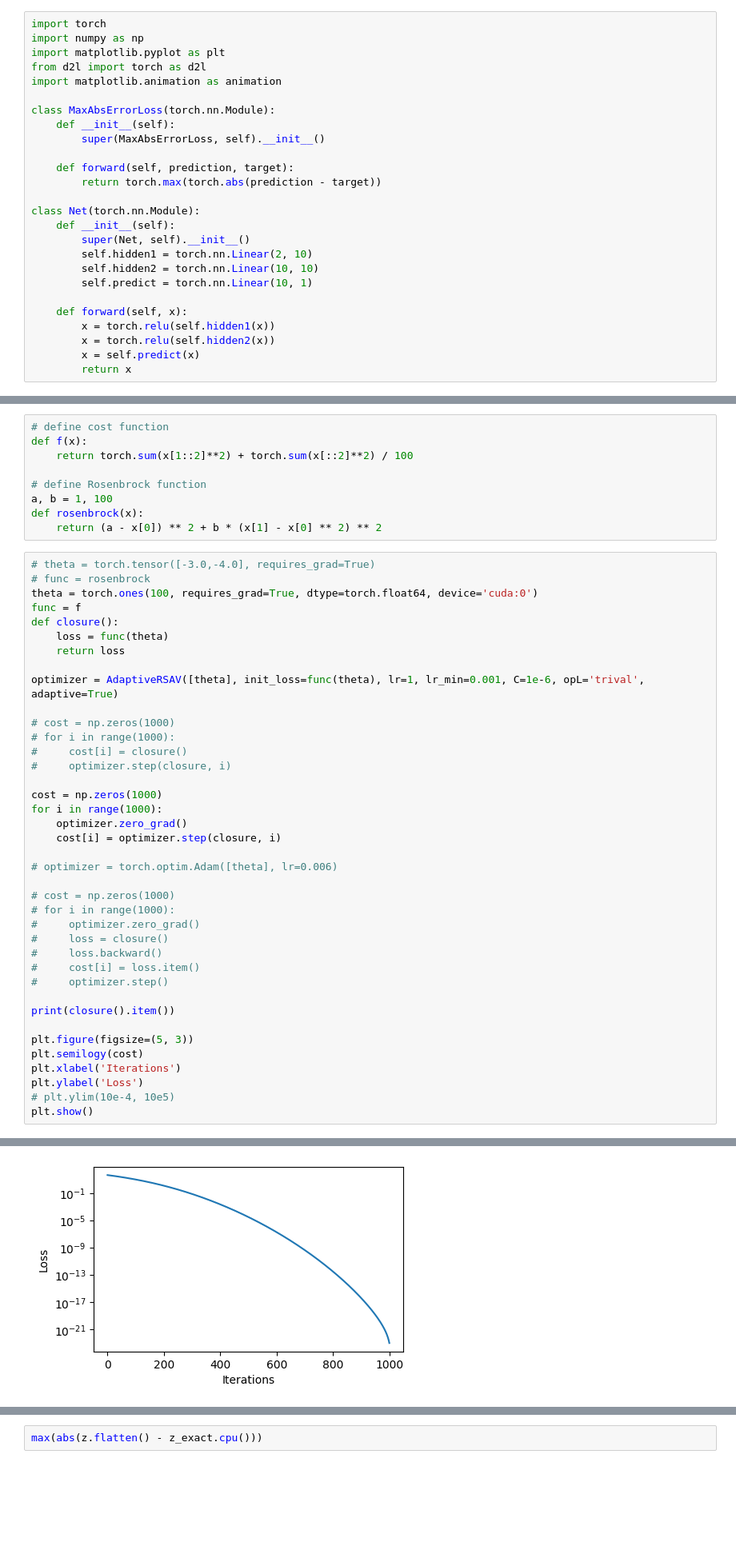
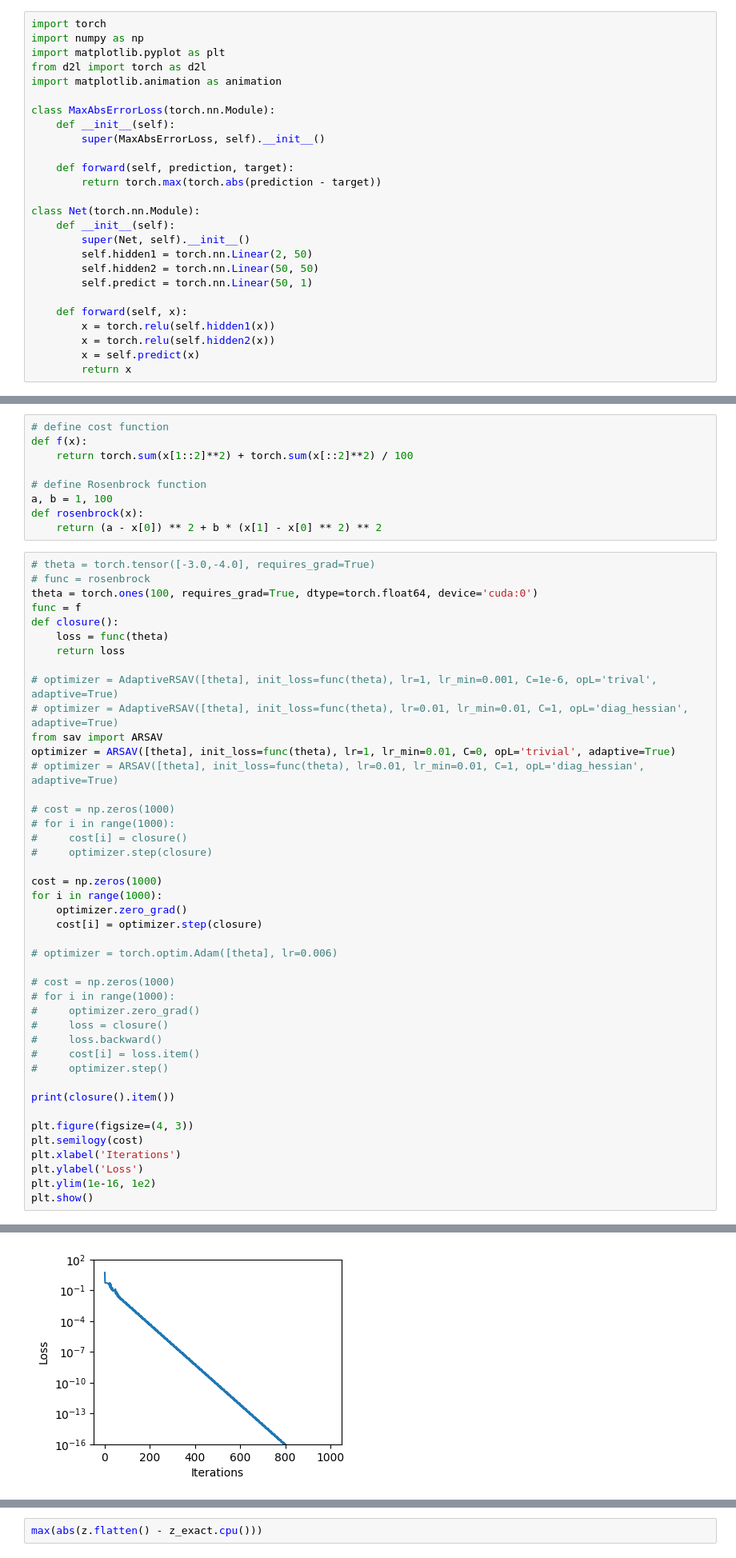
Before and after one commit to mxweng/specnn4pde, a Jupyter notebook: dev/optim.ipynb, the cells around one changed output, grey strips where cells are left out. Shown at 80% size. Saved outputs shown, nothing was run; the diff lists cells and outputs as text; blank space fills up the shorter version.

```diff
--- a/dev/optim.ipynb
+++ b/dev/optim.ipynb
@@ -123,9 +123,9 @@ class MaxAbsErrorLoss(torch.nn.Module):
 class Net(torch.nn.Module):
     def __init__(self):
         super(Net, self).__init__()
-        self.hidden1 = torch.nn.Linear(2, 10)
-        self.hidden2 = torch.nn.Linear(10, 10)
-        self.predict = torch.nn.Linear(10, 1)
+        self.hidden1 = torch.nn.Linear(2, 50)
+        self.hidden2 = torch.nn.Linear(50, 50)
+        self.predict = torch.nn.Linear(50, 1)
 
     def forward(self, x):
         x = torch.relu(self.hidden1(x))
@@ -277,17 +383,21 @@ def closure():
     loss = func(theta)
     return loss
 
-optimizer = AdaptiveRSAV([theta], init_loss=func(theta), lr=1, lr_min=0.001, C=1e-6, opL='trival', adaptive=True)
+# optimizer = AdaptiveRSAV([theta], init_loss=func(theta), lr=1, lr_min=0.001, C=1e-6, opL='trival', adaptive=True)
+# optimizer = AdaptiveRSAV([theta], init_loss=func(theta), lr=0.01, lr_min=0.01, C=1, opL='diag_hessian', adaptive=True)
+from sav import ARSAV
+optimizer = ARSAV([theta], init_loss=func(theta), lr=1, lr_min=0.01, C=0, opL='trivial', adaptive=True)
+# optimizer = ARSAV([theta], init_loss=func(theta), lr=0.01, lr_min=0.01, C=1, opL='diag_hessian', adaptive=True)
 
 # cost = np.zeros(1000)
 # for i in range(1000):
 #     cost[i] = closure()
-#     optimizer.step(closure, i)
+#     optimizer.step(closure)
 
 cost = np.zeros(1000)
 for i in range(1000):
     optimizer.zero_grad()
-    cost[i] = optimizer.step(closure, i)
+    cost[i] = optimizer.step(closure)
 
 # optimizer = torch.optim.Adam([theta], lr=0.006)
 
@@ -301,10 +411,10 @@ for i in range(1000):
 
 print(closure().item())
 
-plt.figure(figsize=(5, 3))
+plt.figure(figsize=(4, 3))
 plt.semilogy(cost)
 plt.xlabel('Iterations')
 plt.ylabel('Loss')
-# plt.ylim(10e-4, 10e5)
+plt.ylim(1e-16, 1e2)
 plt.show()
 # %% [output]
@@ -312,4 +422,4 @@ plt.show()
-[figure, old version]
+[figure, new version]
 # %%
 from adam_rsav import Adam_SAV
 import math
```
Also changed, not shown: parts of 6 cells of this notebook, 3 other files.
